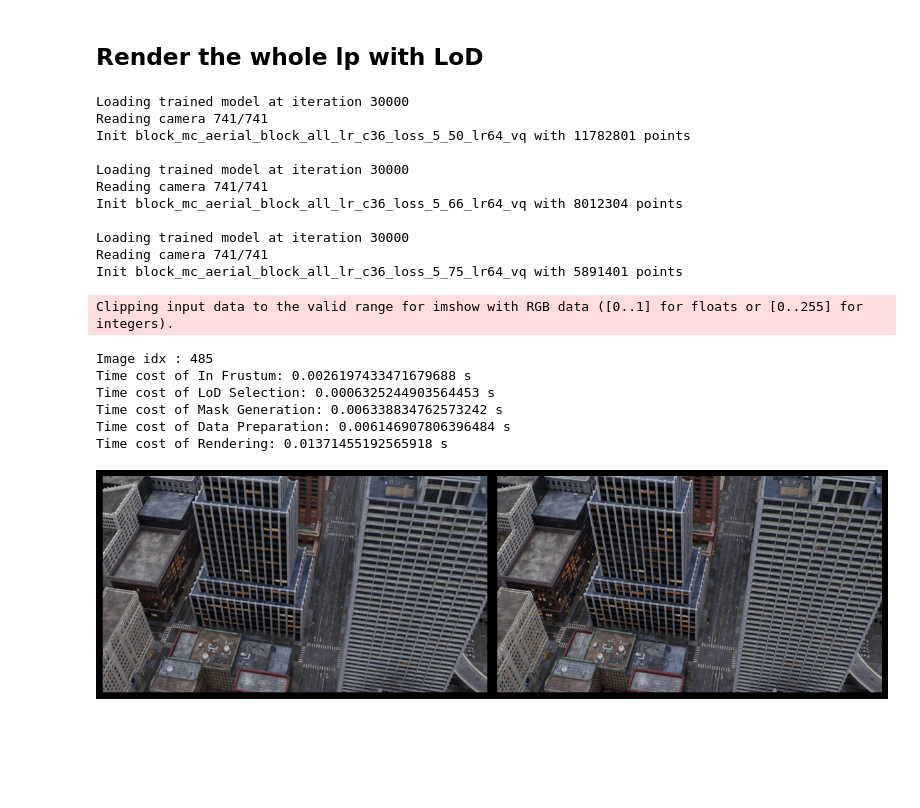
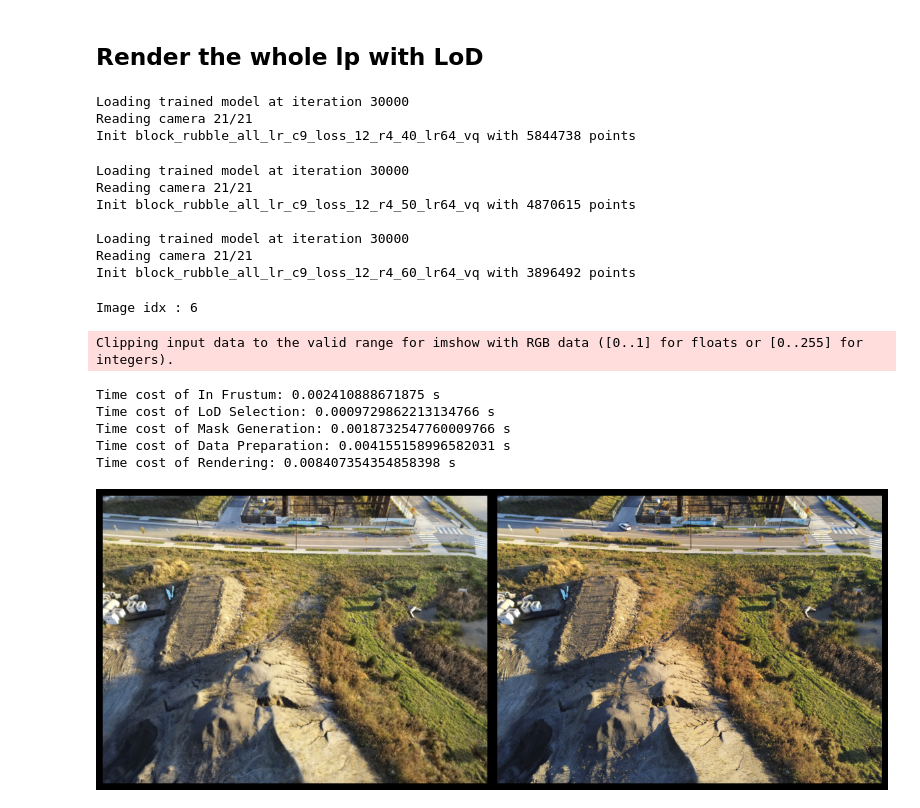
Before and after one commit to DekuLiuTesla/CityGaussian, a Jupyter notebook: notebooks/lod_dev_2.ipynb, the cells around one changed output. Drawn from its saved outputs; the diff is of its cells as text; code cells hidden in the pictures; blank space fills up the shorter version.

```diff
--- a/notebooks/lod_dev_2.ipynb
+++ b/notebooks/lod_dev_2.ipynb
@@ -538,14 +538,14 @@ from torch.profiler import profile, record_function, ProfilerActivity
 iteration = 30_000
 load_vq = True
 
-config = '../config/block_mc_aerial_block_all_lr_c36_loss_5_lod.yaml'
+config = '../config/block_rubble_all_lr_c9_loss_12_r4_lod.yaml'
 config_name = os.path.splitext(os.path.basename(config))[0]
 with open(config) as f:
     cfg = yaml.load(f, Loader=yaml.FullLoader)
 
 lp, op, pp = parse_cfg(cfg)
 setattr(lp, 'config_path', cfg)
-lp.source_path = '../data/matrix_city/aerial/test/block_all_test'
+lp.source_path = '../data/mill19/rubble-pixsfm/val'
 lp.dist_threshold = [0] + lp.dist_threshold + [1e6]
 scaling_modifier = 1.0
 override_color = None
@@ -565,16 +565,15 @@ bg_color = [1,1,1] if lp.white_background else [0, 0, 0]
 background = torch.tensor(bg_color, dtype=torch.float32, device="cuda")
 # %% [output]
 Loading trained model at iteration 30000
-Reading camera 741/741
-Init block_mc_aerial_block_all_lr_c36_loss_5_50_lr64_vq with 11782801 points
-
-Loading trained model at iteration 30000
-Reading camera 741/741
-Init block_mc_aerial_block_all_lr_c36_loss_5_66_lr64_vq with 8012304 points
-
-Loading trained model at iteration 30000
-Reading camera 741/741
-Init block_mc_aerial_block_all_lr_c36_loss_5_75_lr64_vq with 5891401 points
+Reading camera 21/21
+Init block_rubble_all_lr_c9_loss_12_r4_40_lr64_vq with 5844738 points
+Loading trained model at iteration 30000
+Reading camera 21/21
+Init block_rubble_all_lr_c9_loss_12_r4_50_lr64_vq with 4870615 points
+
+Loading trained model at iteration 30000
+Reading camera 21/21
+Init block_rubble_all_lr_c9_loss_12_r4_60_lr64_vq with 3896492 points
 # %%
 cell_corners, aabb, block_dim, num_cell, max_sh_degree = lod_gs_list[-1].cell_corners, lod_gs_list[-1].aabb, lod_gs_list[-1].block_dim, lod_gs_list[-1].num_cell, lod_gs_list[-1].max_sh_degree
 gs_xyz = torch.cat([lod_gs.feats[:, :3] for lod_gs in lod_gs_list], dim=0)
@@ -584,30 +583,30 @@ block_scalings = torch.stack([lod_gs_list[i].avg_scalings for i in range(len(lod
 views = scene.getTrainCameras() + scene.getTestCameras()
 # del lod_gs_list, lod_gs, scene
 # %%
-# idx = random.randint(0, len(views)-1)
-idx = 485
+idx = random.randint(0, len(views)-1)
+# idx = 485
 print(f"Image idx : {idx}")
 viewpoint_cam = loadCamV2(lp, idx, views[idx], 1.0)
 
 with torch.no_grad():
     rendering = render_lod(viewpoint_cam, gs_xyz, gs_feats, gs_ids, block_scalings, cell_corners, aabb, block_dim, max_sh_degree, pp, background)["render"]
     # rendering = render_lod_v2(viewpoint_cam, lod_gs_list, pp, background)["render"]
 
     plt.figure(figsize=(12, 6))
     plt.subplot(1, 2, 1)
     plt.imshow(rendering.cpu().numpy().transpose(1, 2, 0))
     plt.axis('off')
     plt.tight_layout()
     plt.subplot(1, 2, 2)
     plt.imshow(viewpoint_cam.original_image.cpu().numpy().transpose(1, 2, 0))
     plt.axis('off')
     plt.tight_layout()
 # %% [output]
-Clipping input data to the valid range for imshow with RGB data ([0..1] for floats or [0..255] for integers).
+Image idx : 6
-Image idx : 485
-Time cost of In Frustum: 0.0026197433471679688 s
-Time cost of LoD Selection: 0.0006325244903564453 s
-Time cost of Mask Generation: 0.006338834762573242 s
-Time cost of Data Preparation: 0.006146907806396484 s
-Time cost of Rendering: 0.01371455192565918 s
+Clipping input data to the valid range for imshow with RGB data ([0..1] for floats or [0..255] for integers).
+Time cost of In Frustum: 0.002410888671875 s
+Time cost of LoD Selection: 0.0009729862213134766 s
+Time cost of Mask Generation: 0.0018732547760009766 s
+Time cost of Data Preparation: 0.004155158996582031 s
+Time cost of Rendering: 0.008407354354858398 s
-[figure, old version]
+[figure, new version]
```
Also changed, not shown: parts of 1 cell of this notebook, 1 other file.
